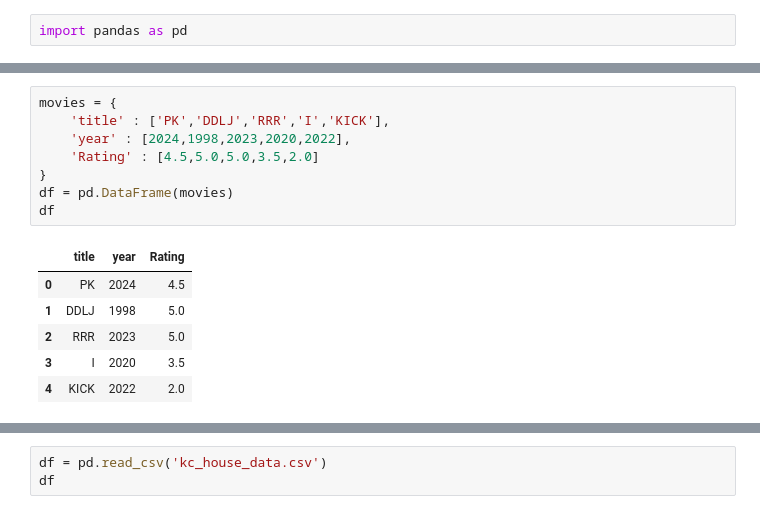
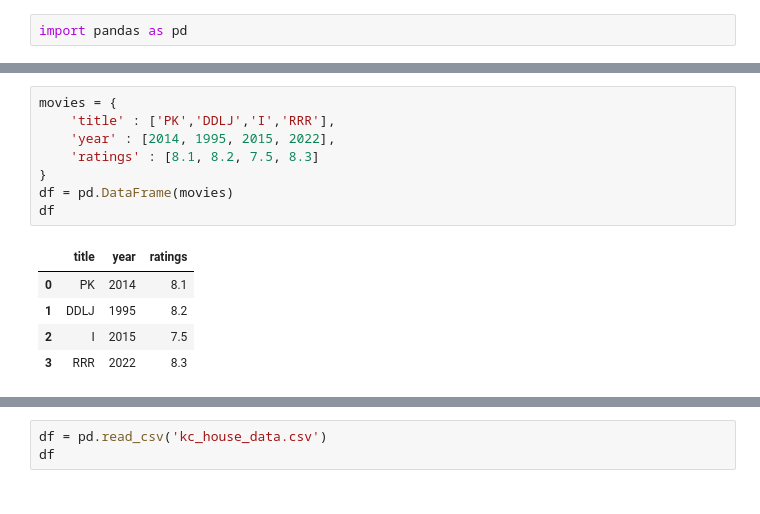
Before and after one commit to Ayushpr2111C/Python-Ai-ML, a Jupyter notebook: Data Analytics/analysis.ipynb, the cells around one changed output, grey strips where cells are left out. Saved outputs shown, nothing was run; the diff lists cells and outputs as text.

```diff
--- a/Data Analytics/analysis.ipynb
+++ b/Data Analytics/analysis.ipynb
@@ -21,15 +13,14 @@ Requirement already satisfied: six>=1.5 in c:\users\pc\miniconda3\lib\site-packa
 # %%
 movies = {
-    'title' : ['PK','DDLJ','RRR','I','KICK'],
-    'year' : [2024,1998,2023,2020,2022],
-    'Rating' : [4.5,5.0,5.0,3.5,2.0]
+    'title' : ['PK','DDLJ','I','RRR'],
+    'year' : [2014, 1995, 2015, 2022],
+    'ratings' : [8.1, 8.2, 7.5, 8.3]
 }
 df = pd.DataFrame(movies)
 df
 # %% [output]
-|  | title | year | Rating |
-| 0 | PK | 2024 | 4.5 |
-| 1 | DDLJ | 1998 | 5.0 |
-| 2 | RRR | 2023 | 5.0 |
-| 3 | I | 2020 | 3.5 |
-| 4 | KICK | 2022 | 2.0 |
+|  | title | year | ratings |
+| 0 | PK | 2014 | 8.1 |
+| 1 | DDLJ | 1995 | 8.2 |
+| 2 | I | 2015 | 7.5 |
+| 3 | RRR | 2022 | 8.3 |
```
Also changed, not shown: parts of 80 cells of this notebook.
